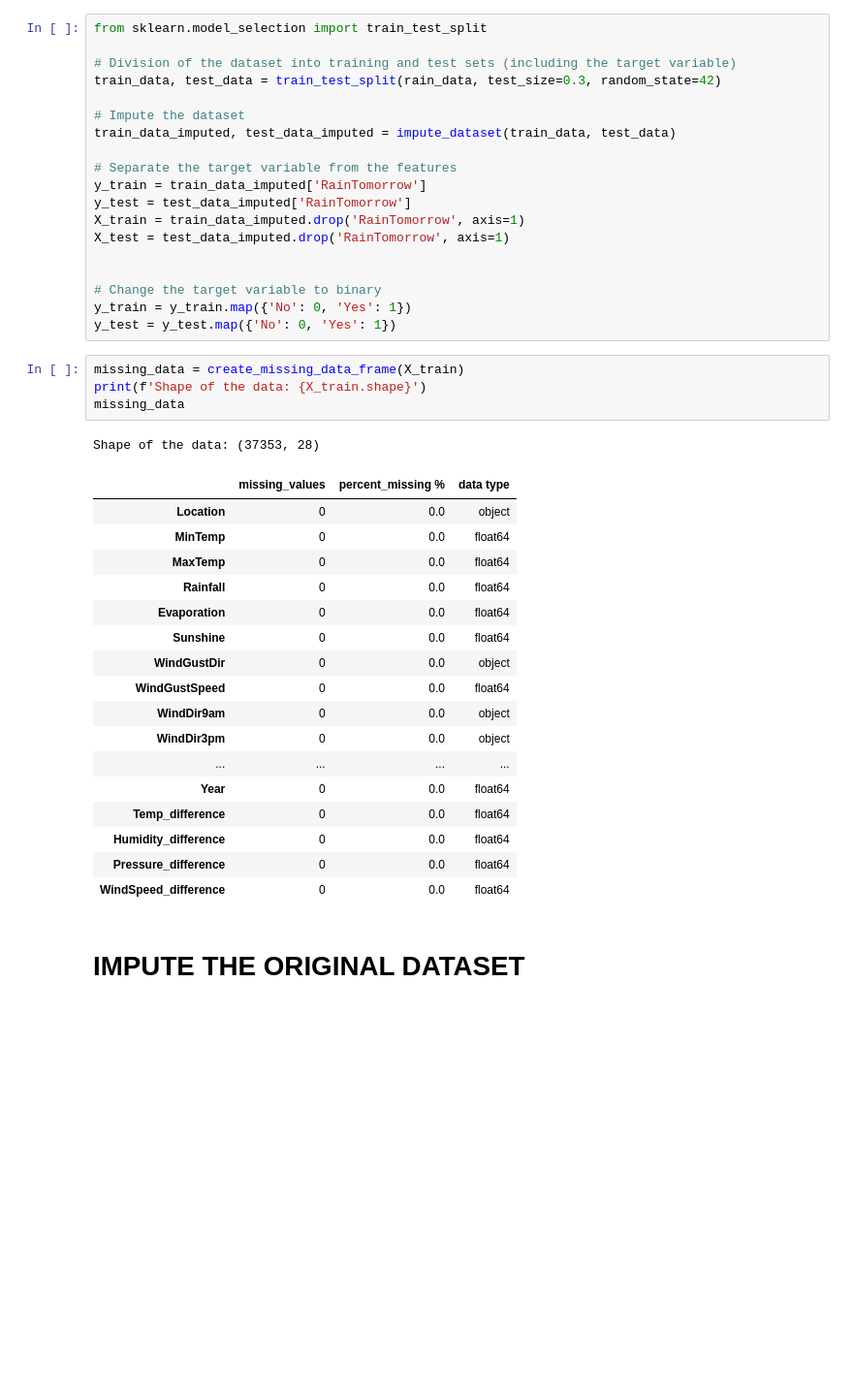
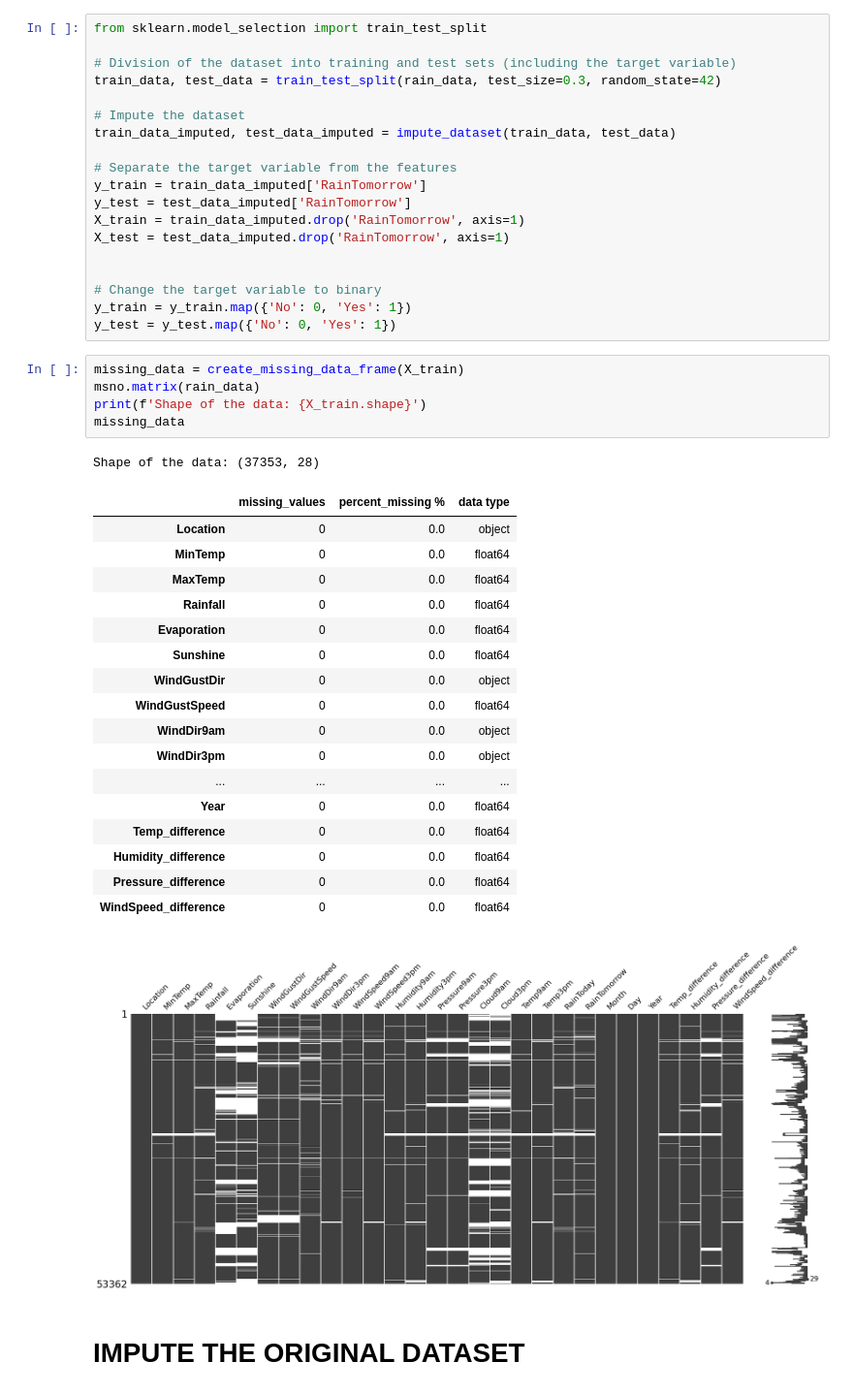
Before and after one commit to rogerbaiges/MLP-Model-Improvement-Project, a Jupyter notebook: src/MLP-baiges.ipynb, the cells around one changed output. Shown at 97% size. Cells and saved outputs as stored; diff of their text form; blank space fills up the shorter version.

Commit message:
ADD visualize missings

```diff
--- a/src/MLP-baiges.ipynb
+++ b/src/MLP-baiges.ipynb
@@ -347,27 +347,29 @@ y_train = y_train.map({'No': 0, 'Yes': 1})
 y_test = y_test.map({'No': 0, 'Yes': 1})
 # %%
 missing_data = create_missing_data_frame(X_train)
+msno.matrix(rain_data)
 print(f'Shape of the data: {X_train.shape}')
 missing_data
 # %% [output]
 Shape of the data: (37353, 28)
 |  | missing_values | percent_missing % | data type |
 | Location | 0 | 0.0 | object |
 | MinTemp | 0 | 0.0 | float64 |
 | MaxTemp | 0 | 0.0 | float64 |
 | Rainfall | 0 | 0.0 | float64 |
 | Evaporation | 0 | 0.0 | float64 |
 | Sunshine | 0 | 0.0 | float64 |
 | WindGustDir | 0 | 0.0 | object |
 | WindGustSpeed | 0 | 0.0 | float64 |
 | WindDir9am | 0 | 0.0 | object |
 | WindDir3pm | 0 | 0.0 | object |
 | ... | ... | ... | ... |
 | Year | 0 | 0.0 | float64 |
 | Temp_difference | 0 | 0.0 | float64 |
 | Humidity_difference | 0 | 0.0 | float64 |
 | Pressure_difference | 0 | 0.0 | float64 |
 | WindSpeed_difference | 0 | 0.0 | float64 |
+[figure, added]
 # %% [markdown]
 # IMPUTE THE ORIGINAL DATASET
 # %%
```
Also changed, not shown: parts of 8 cells of this notebook.
